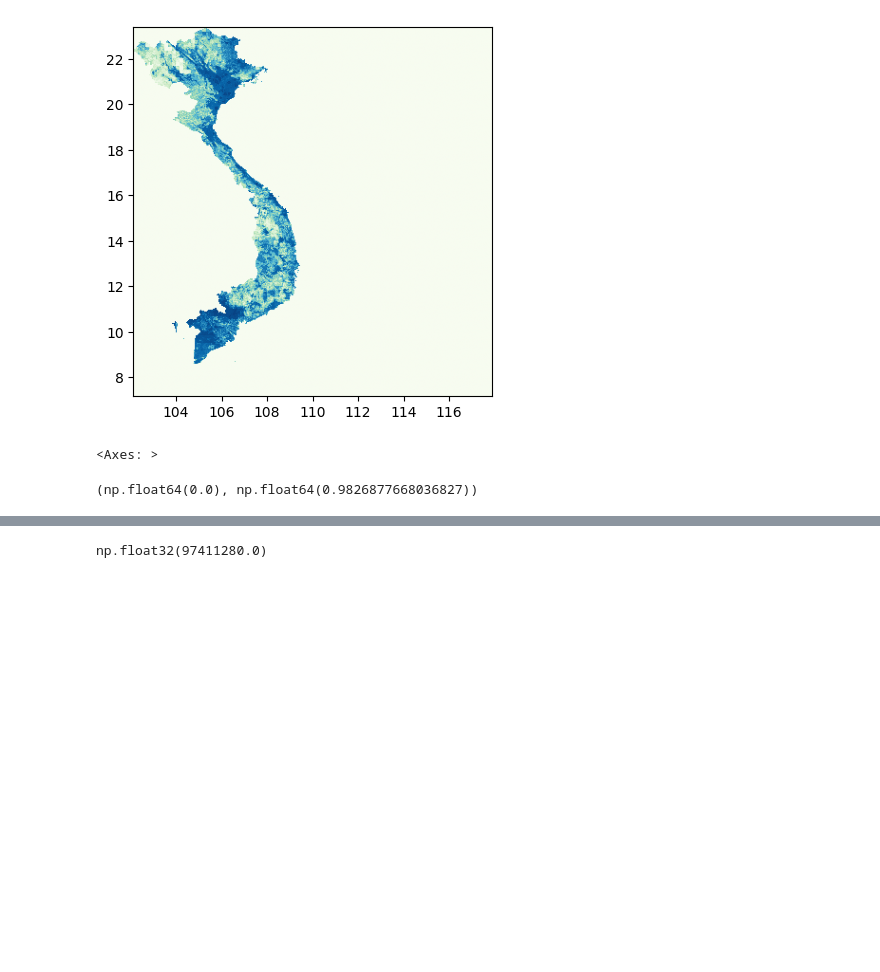
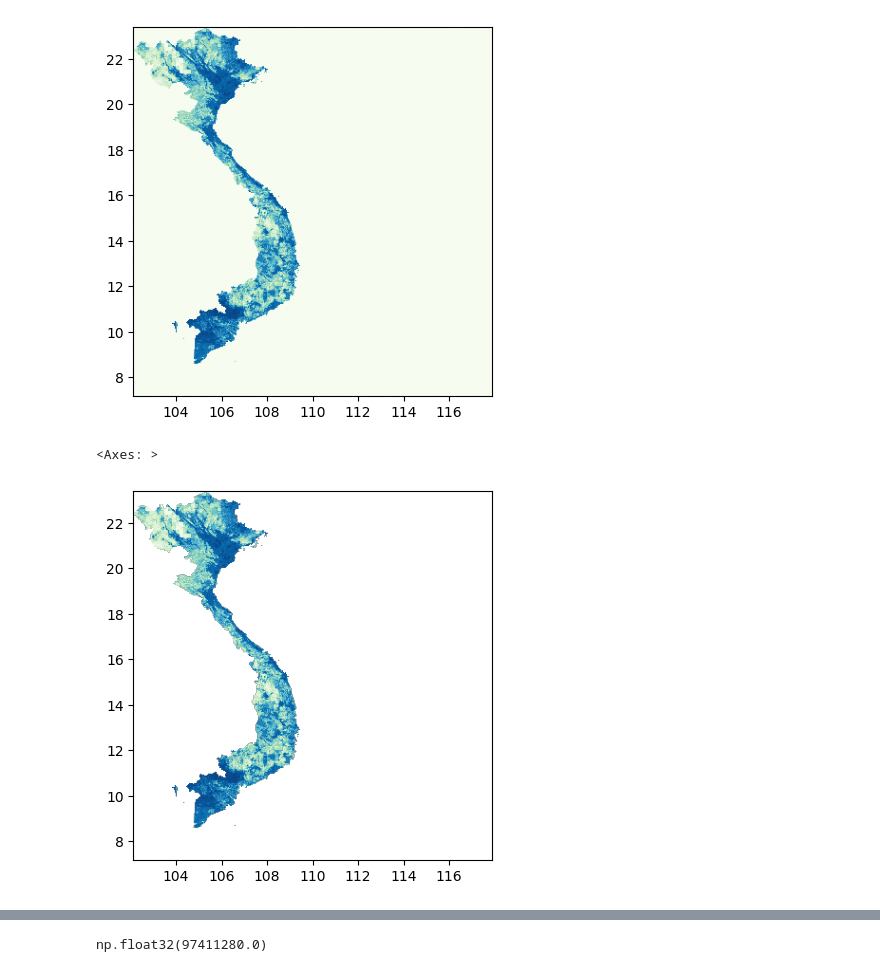
Before and after one commit to kraemer-lab/geoglue, a Jupyter notebook: agg.ipynb, the cells around one changed output, grey strips where cells are left out. Cells and saved outputs as stored; diff of their text form; code cells hidden in the pictures; blank space fills up the shorter version.

```diff
--- a/agg.ipynb
+++ b/agg.ipynb
@@ -59,8 +41,11 @@ aedes_masked_m.plot()
 # %% [output]
 [figure]
 <Axes: >
+# %%
+with aedes_masked_m.as_rasterio() as src:
+    rasterio.plot.show(src, cmap='GnBu')
+# %% [output]
+[figure, added]
 # %%
-aedes_masked.min(), aedes_masked.max()
+# aedes_masked.min(), aedes_masked.max()
-# %% [output]
-(np.float64(0.0), np.float64(0.9826877668036827))
 # %%
```
Also changed, not shown: parts of 13 cells of this notebook, 6 other files.
